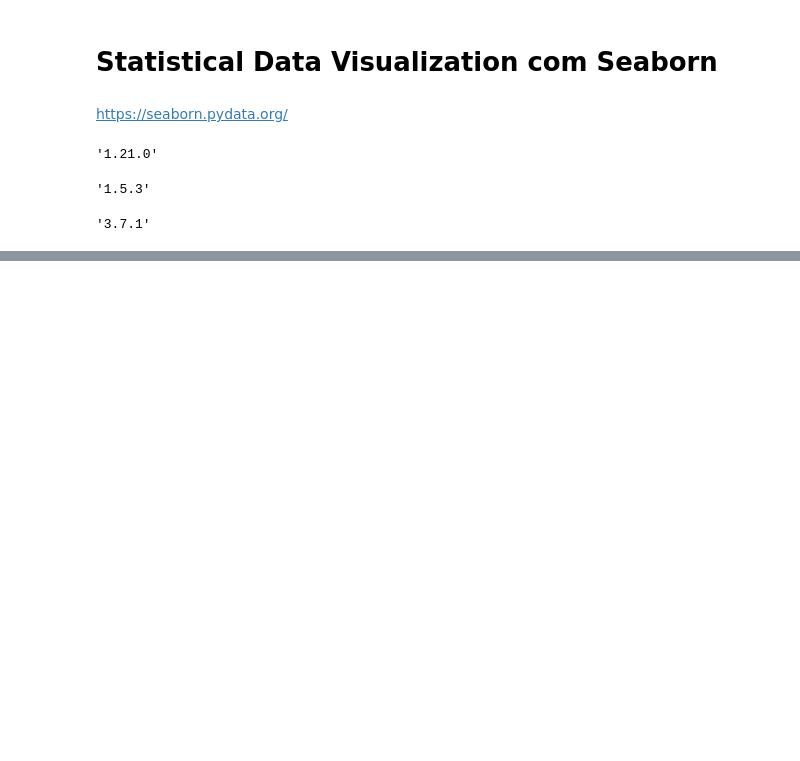
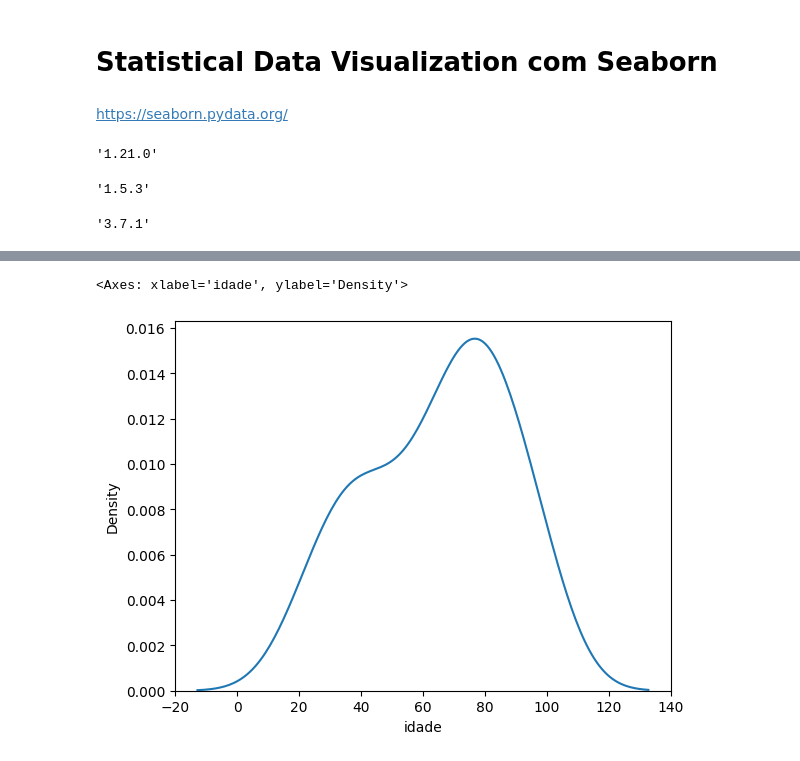
Before and after one commit to GChandrone/PythonDSA, a Jupyter notebook: Cap11/DSA-Python-Cap11-Seaborn.ipynb, the cells around one changed output, grey strips where cells are left out. Cells and saved outputs as stored; diff of their text form; code cells hidden in the pictures; blank space fills up the shorter version.

```diff
--- a/Cap11/DSA-Python-Cap11-Seaborn.ipynb
+++ b/Cap11/DSA-Python-Cap11-Seaborn.ipynb
@@ -82,0 +89,6 @@ df.head()
+# %%
+# kdeplot
+sea.kdeplot(df.idade)
+# %% [output]
+<Axes: xlabel='idade', ylabel='Density'>
+[figure, added]
```
Also changed, not shown: parts of 27 cells of this notebook.
